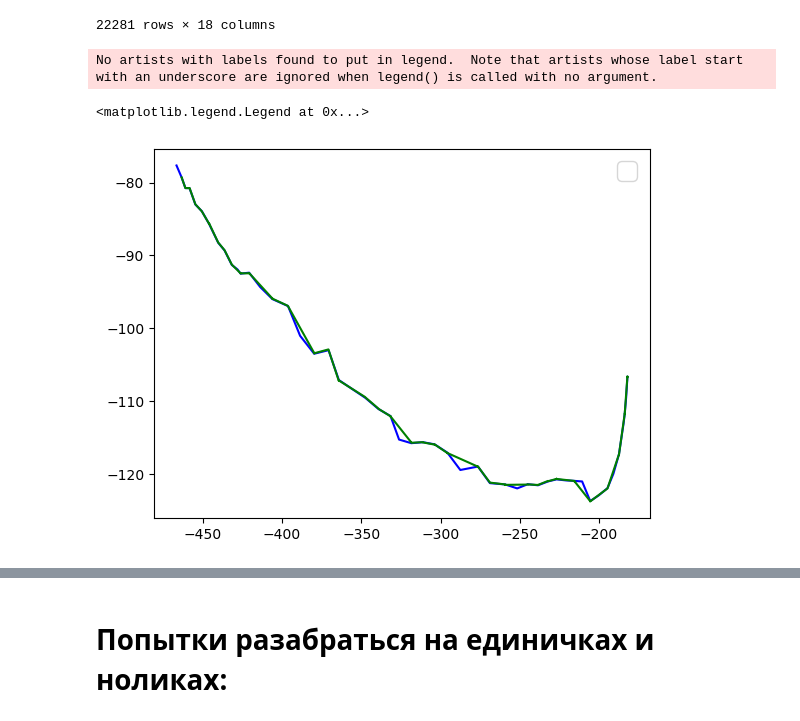
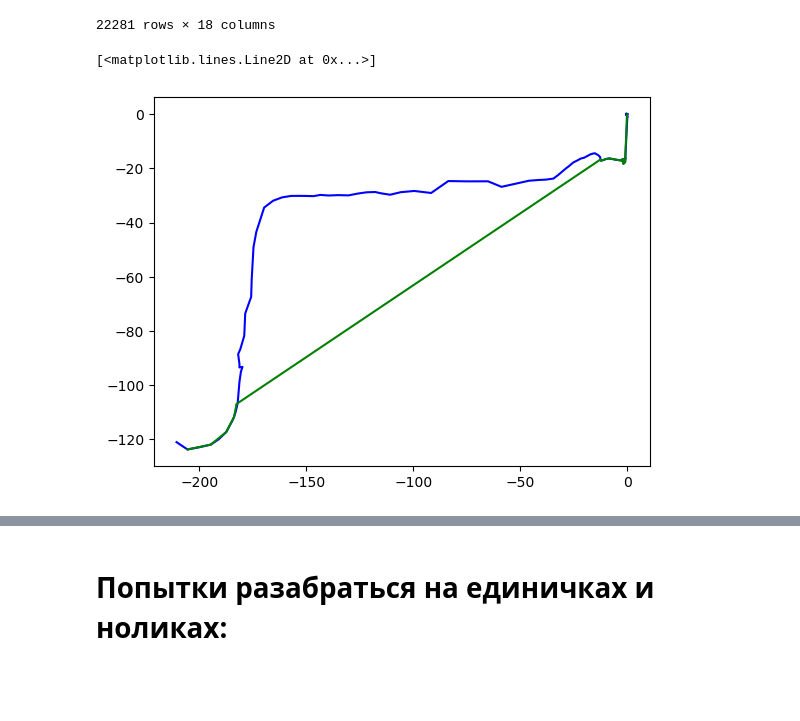
Before and after one commit to 1mm0rTaLzzz/SNAR_hw5, a Jupyter notebook: HW5 (KF_nD).ipynb, the cells around one changed output, grey strips where cells are left out. Cells and saved outputs as stored; diff of their text form; code cells hidden in the pictures; blank space fills up the shorter version.

```diff
--- a/HW5 (KF_nD).ipynb
+++ b/HW5 (KF_nD).ipynb
@@ -41,8 +41,8 @@ Latitude = [float(x) * 111.1 * 1000 - 6204774.826019 for x in Latitude] # пер
 speed_OBD = df.iloc[:, 13].values.tolist() # km/h
 speed_GPS = df.iloc[:, 16].values.tolist() # km/h
 
-speed_OBD = [float(x) for x in speed_OBD]
-speed_GPS = [float(x) if x != '-' else 0 for x in speed_GPS] # '-' мб надо оставить
+speed_OBD = [float(x) * 1000 / 3600 for x in speed_OBD]
+speed_GPS = [float(x) * 1000 / 3600 if x != '-' else 0 for x in speed_GPS] # '-' мб надо оставить
 
 Bearing = df.iloc[:, 7].values.tolist()
 # %%
@@ -82,6 +82,10 @@ for i in range(len(Bearing)):
 # %%
 dt_GPS = 1
 dt_OBD = 0.1
+
+# Проподание GPS:
+t1 = 17 * 3600 + 25 * 60 - 62295 # 17:25
+t2 = 17 * 3600 + 35 * 60 - 62295 # 17:35
 
 F_GPS = np.array([[1, 0, dt_GPS, 0],  # x
                   [0, 1, 0, dt_GPS],  # y
@@ -99,21 +103,30 @@ B = np.array([[1, 0, 0, 0],  # x
               [0, 0, 0, 1]]) # y*
 
 
-Q = np.array([[100, 0, 0, 0],  # x
-              [0, 100, 0, 0],  # y
+Q = np.array([[100, 0, 100, 0],  # x
+              [0, 100, 0, 100],  # y
               [0, 0, 100, 0],  # x*
               [0, 0, 0, 100]]) # y*
 
 P_k = np.eye(4) * 100
 Hk = np.eye(4)
-Rk = np.eye(4) * 0.2
+# Hk_OBD = np.array([[1, 0, 0, 0],  # x
+#                    [0, 1, 0, 0],  # y
+#                    [0, 0, 1, 0],  # x*
+#                    [0, 0, 0, 1]]) # y*
+Rk = np.eye(4) * 0.1
+# Rk = np.array([[1, 0, 0, 0],  # x
+#                [0, 1, 0, 0],  # y
+#                [0, 0, 1, 0],  # x*
+#                [0, 0, 0, 1]]) * 0.1# y*
+
 
 def predict(current, previous, P_k, F):
     global Q, B
     x, y, vx, vy = current
     x_p, y_p, vx_p, vy_p = previous
     X = np.array([x, y, vx, vy])
-    U = np.array([0, 0, vx - vx_p, vy - vy_p])
+    U = np.array([x - x_p, y - y_p, vx - vx_p, vy - vy_p])
 
     X_k = F @ X.T + B @ U.T
     P_k = F @ P_k @ F.T + Q
@@ -121,54 +134,65 @@ def predict(current, previous, P_k, F):
     return X_k, P_k
 
 
-def update(current, X_k, P_k):
-    global Hk, Rk
+def update(current, X_k, P_k, Hk):
+    global Rk
     Zk = current # текущее состояние датчиков
 
     Yk = Zk - Hk @ X_k
     Kk = (P_k @ Hk.T) @ matrix_power((Hk @ P_k @ Hk.T + Rk), -1)
     Xk = X_k + Kk @ Yk
     Pk = P_k - Kk @ Hk @ P_k
 
     return Xk, Pk
 
-coord = np.array([[]])
+coord = np.array([[0, 0]])
+speed = np.array([0, 0])
 i = 1
 
-while i < 1500:
-    if i % 10 == 0 or i == 1:
+while i < 1100:
+    if Bearing[i] == 0 or (i > t1 and i < t2):
+        move = False
+    else:
+        move = True
+    if (i % 10 == 0 and move) or i == 1:
         current_GPS = np.array([Longitude[i], Latitude[i], speed_GPS_x[i], speed_GPS_y[i]])
-        previous_GPS = np.array([Longitude[i-1], Latitude[i-1], speed_GPS_x[i-1], speed_GPS_y[i-1]])
+        previous_GPS = np.array([coord[i-1][0], coord[i-1][1], speed_GPS_x[i-1], speed_GPS_y[i-1]])
         X_k, P_k = predict(current_GPS, previous_GPS, P_k, F_GPS)
-        X_k, P_k = update(current_GPS, X_k, P_k)
+        X_k, P_k = update(current_GPS, X_k, P_k, Hk)
 
     if i > 1:
-#         print(i, X_k, coord[i-3][0], coord[i-3][1])
-        current_OBD = np.array([X_k[0], X_k[1], speed_OBD_x[i], speed_OBD_y[i]])
-        previous_OBD = np.array([coord[i-3][0], coord[i-3][1], speed_OBD_x[i-1], speed_OBD_y[i-1]])
+#         print(i, X_k, coord[i-2][0], coord[i-2][1])
+        current_OBD = np.array([X_k[0], X_k[1], speed_OBD_x[i-1], speed_OBD_y[i-1]])
+        previous_OBD = np.array([coord[i-2][0], coord[i-2][1], speed_OBD_x[i-2], speed_OBD_y[i-2]])
         X_k, P_k = predict(current_OBD, previous_OBD, P_k, F_OBD)
-        X_k, P_k = update(current_OBD, X_k, P_k)
+        X_k, P_k = update(current_OBD, X_k, P_k, Hk_OBD)
 
     coord = np.append(coord, [X_k[0], X_k[1]])
     coord = coord.reshape(-1, 2)
+    speed = np.append(speed, [X_k[2], X_k[3]])
     i += 1
 
 # print(X_k)
 # print()
 # print(P_k)
 coord = coord.reshape(-1, 2)
-
 coord_x = [i[0] for i in coord]
 coord_y = [i[1] for i in coord]
+
+speed = speed.reshape(-1, 2)
+speed_x = [i[0] for i in speed]
+speed_y = [i[1] for i in speed]
 # print(coord[:100])
 
-a = 1000
+a = 0
 
 plt.plot(Longitude[a:i], Latitude[a:i], c='b')
 plt.plot(coord_x[a:i], coord_y[a:i], c='g')
-# plt.plot(X_OBD[:1000], Y_OBD[:1000], c='r')
-plt.legend(fontsize = 18)
+# plt.plot(X_OBD[a:i], Y_OBD[a:i], c='r')
+
+# plt.plot(time_OBD[a:i], speed_x[a:i], c='g')
+# plt.plot(time_OBD[a:i], speed_OBD_x[a:i], c='b')
+# plt.legend(fontsize = 18)
 # %% [output]
-No artists with labels found to put in legend.  Note that artists whose label start with an underscore are ignored when legend() is called with no argument.
+[<matplotlib.lines.Line2D at 0x...>]
-<matplotlib.legend.Legend at 0x...>
-[figure, old version]
+[figure, new version]
```
Also changed, not shown: parts of 4 cells of this notebook.
